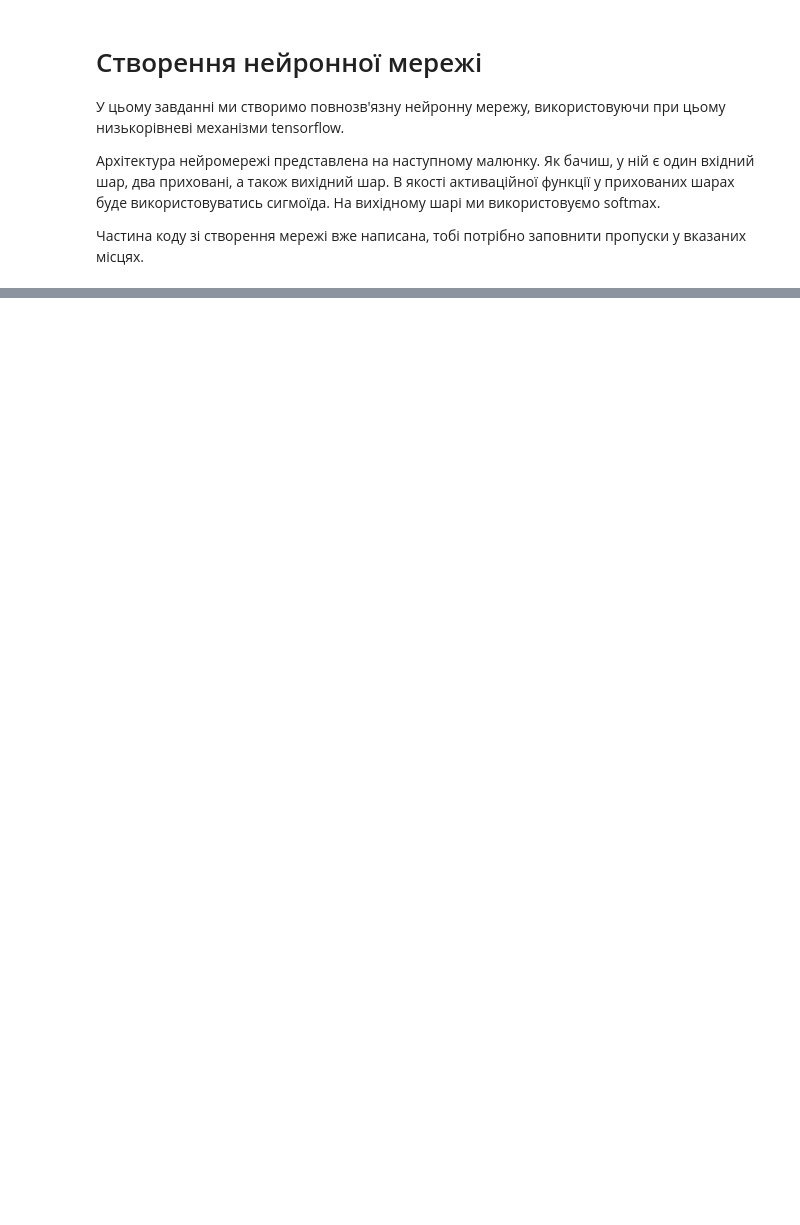
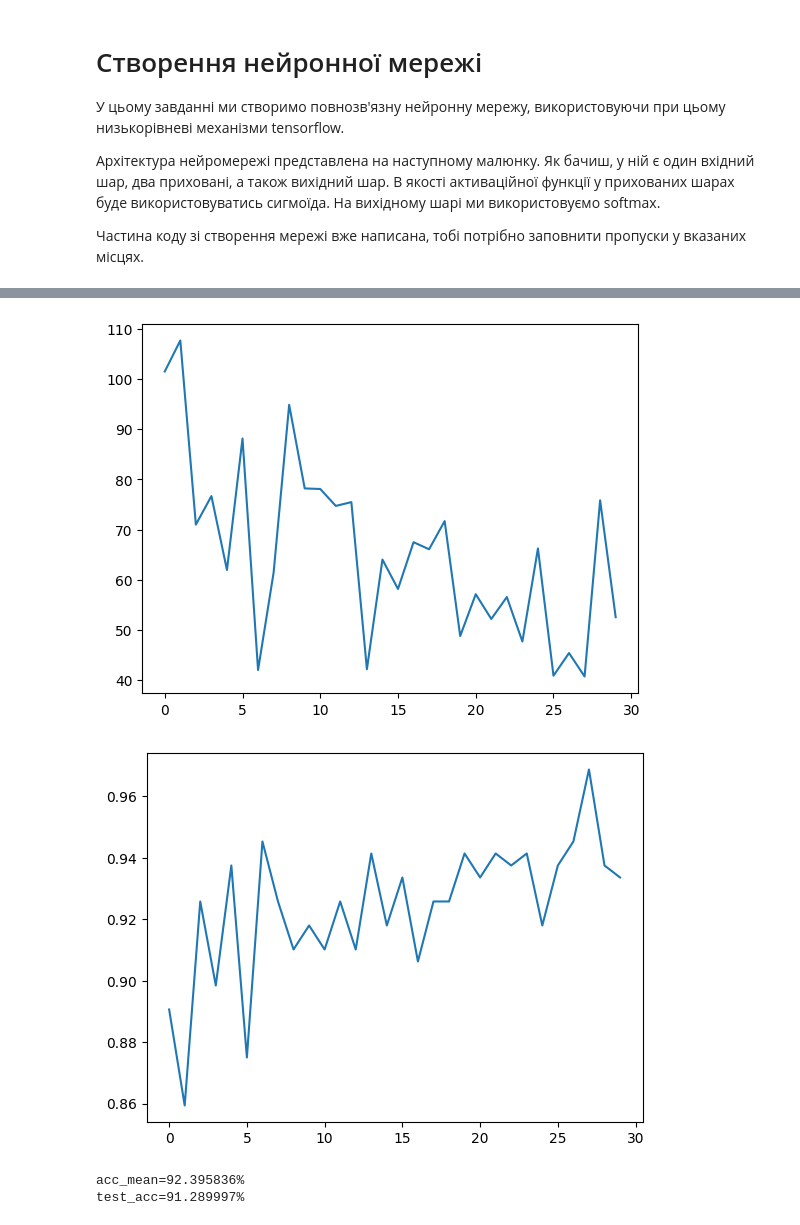
Before and after one commit to lexxai/goit_python_ds_hw_08, a Jupyter notebook: goit_python_ds_hw_08.ipynb, the cells around one changed output, grey strips where cells are left out. Drawn from its saved outputs; the diff is of its cells as text; code cells hidden in the pictures; blank space fills up the shorter version.

```diff
--- a/goit_python_ds_hw_08.ipynb
+++ b/goit_python_ds_hw_08.ipynb
@@ -93,7 +91,7 @@ class NN(tf.Module):
     # Другий шар, який складається з 256 нейронів
     self.layer_2 = DenseLayer(in_features=n_hidden_1, out_features=n_hidden_2, name="DL2")
     # Вихідний шар
-    self.layer_3 = DenseLayer(in_features=n_hidden_2, out_features=1, name="EL")
+    self.layer_3 = DenseLayer(in_features=n_hidden_2, out_features=num_classes, name="EL")
 
 
 
@@ -107,19 +105,35 @@ class NN(tf.Module):
 def cross_entropy(y_pred, y_true):
     # Закодувати label в one hot vector
     #y_true = np.array(y_true, np.uint8)
-    print(f"{y_true.dtype=}")
-    y_true = tf.one_hot(y_true, depth=num_classes)
+    #print(f"{y_true.dtype=}")
+    y_true_h = tf.one_hot(tf.cast(y_true, tf.int32), depth=num_classes, dtype=tf.float32)
+    # print(f"cross_entropy {y_true=}")
 
     # Значення передбачення, щоб уникнути помилки log(0).
-    y_pred = tf.clip_by_value(y_pred, 1e-9, 1.)
-
+    #y_true = tf.cast(y_true, tf.float32)
+    y_pred = tf.cast(y_pred, tf.float32)
+    y_pred = tf.clip_by_value(y_pred, 1e-9, 1.0)
+    #print(f"{y_true_h.shape=}")
+    #print(f"{y_pred.shape=}")
     # Обчислення крос-ентропії
-    return tf.reduce_mean(-tf.reduce_sum(y_true * tf.math.log(y_pred)))
+    return tf.reduce_mean(-tf.reduce_sum(y_true_h * tf.math.log(y_pred)))
 
 # Як метрику якості використовуємо точність
 def accuracy(y_pred, y_true):
     # Місце для вашого коду
-    return tf.reduce_mean(tf.square(y_pred - y_true))
+    # Convert predicted probabilities to predicted labels
+    #print(f"{y_pred=}")
+    y_pred_labels = tf.argmax(y_pred, axis=1)
+
+    # Compare predicted labels with true labels
+    y_true = tf.cast(y_true, tf.float32)
+    y_pred_labels = tf.cast(y_pred_labels, tf.float32)
+    correct_predictions = tf.equal(y_pred_labels, y_true)
+
+    # Compute accuracy
+    accuracy = tf.reduce_mean(tf.cast(correct_predictions, tf.float32))
+
+    return accuracy
 # %%
 # Створимо екземпляр нейронної мережі
 neural_net = NN(name="mnist")
@@ -161,13 +175,15 @@ accuracy_history = [] # кожні display_step кроків зберігай в
 # відбудеться тренування. Використовуй метод take, доступний для тренувального датасета.
 for step, (batch_x, batch_y) in enumerate(train_data.take(training_steps), 1):
     # Оновлюємо ваги нейронної мережі
-    print(batch_x)
-    print(f"{batch_y.dtype=}")
+    #print(batch_x)
+    #print(f"{batch_y.dtype=}")
     train(neural_net, batch_x, batch_y)
-    current_loss = cross_entropy(batch_y, neural_net(batch_x))
 
     if step % display_step == 0:
         pred = neural_net(batch_x)
+        # print(batch_y.shape)
+        # print(pred.shape)
+        current_loss = cross_entropy(pred, batch_y)
         acc = accuracy(pred, batch_y)
         accuracy_history.append(acc)
         loss_history.append(current_loss)
@@ -187,11 +209,17 @@ InvalidArgumentError: cannot compute Mul as input #1(zero-based) was expected to
 # %%
 # Виведіть графіки залежності зміни точності і втрат від кроку
 # Якщо все зроблено правильно, то точність повинна зростати, а втрати зменшуватись
 
 import matplotlib.pyplot as plt
 
 # Виведіть графік функції втрат
-# Місце для вашого коду
-
+plt.plot(loss_history)
+plt.show()
 # Виведіть графік точності
 # Місце для вашого коду
+plt.plot(accuracy_history)
+
+plt.show()
+# %% [output]
+[figure, added]
+[figure, added]
@@ -203,3 +226,14 @@ import matplotlib.pyplot as plt
+# %%
+# Обчисліть точність навченої нейромережі
+acc_mean = np.mean(accuracy_history)
+print(f"{acc_mean=:%}")
+# Тестування моделі на тестових даних
+test_pred = neural_net(x_test)
+test_acc = accuracy(test_pred, y_test).numpy()
+print(f"{test_acc=:%}")
+# %% [output]
+acc_mean=92.395836%
+test_acc=91.289997%
 # %%
 # Протестуйте навчену нейромережу на 10 зображеннях. З тестової вибірки візьміть 5
 # випадкових зображень і передайте їх у нейронну мережу.
```
Also changed, not shown: parts of 3 cells of this notebook.
